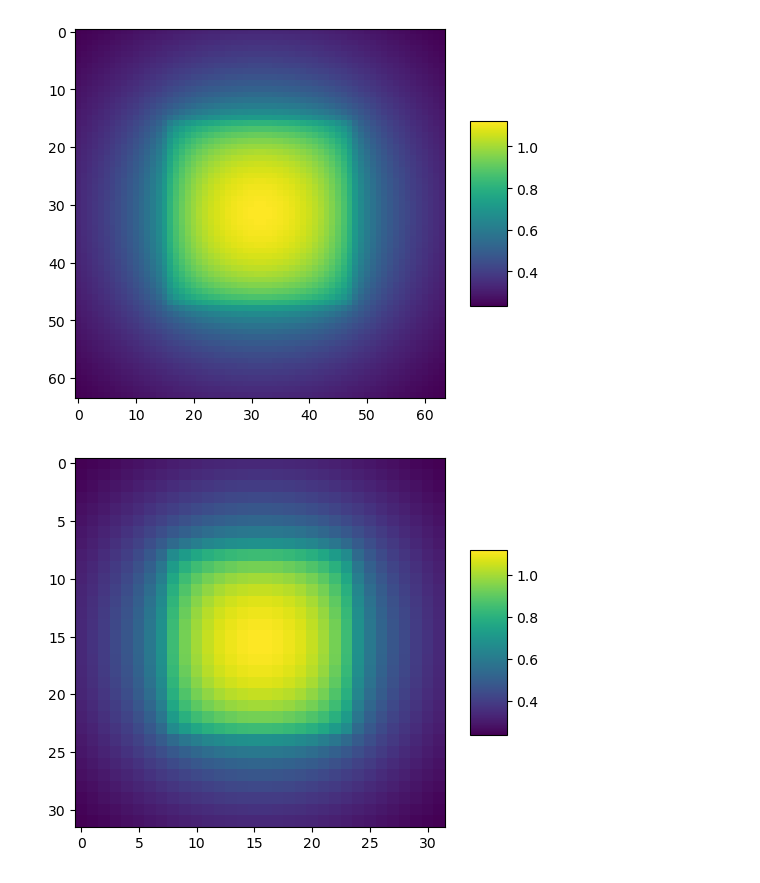
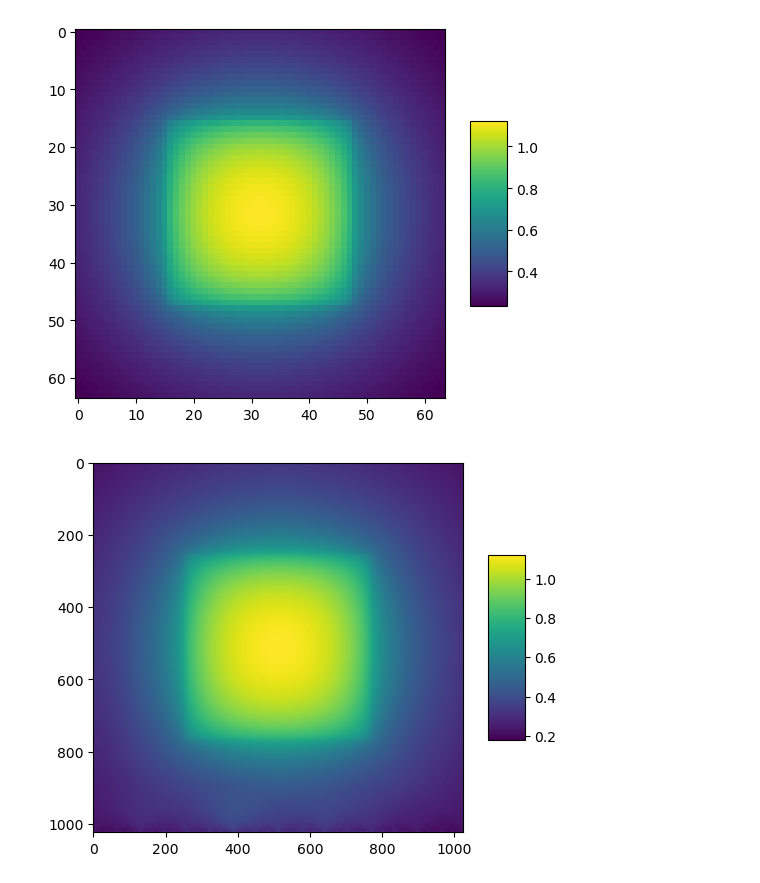
Before and after one commit to SickSmile1/naive-fft-mlms, a Jupyter notebook: results/plotResults.ipynb, the cells around one changed output. Cells and saved outputs as stored; diff of their text form; code cells hidden in the pictures.

```diff
--- a/results/plotResults.ipynb
+++ b/results/plotResults.ipynb
@@ -52,12 +52,12 @@ plt.show()
 # %% [output]
 [figure]
 # %%
-arr = np.fromfile("that", sep='\t')
+arr = np.fromfile("grid_faster_1024", sep='\t')
 grid = int(np.sqrt(arr.shape[0]))
 arr2 = arr.reshape(grid, grid)
 
 surf = plt.imshow(arr2,cmap='viridis')
 plt.colorbar(surf, shrink=0.5, aspect=5)
 plt.show()
 # %% [output]
-[figure, old version]
+[figure, new version]
```
Also changed, not shown: 41 other files.
